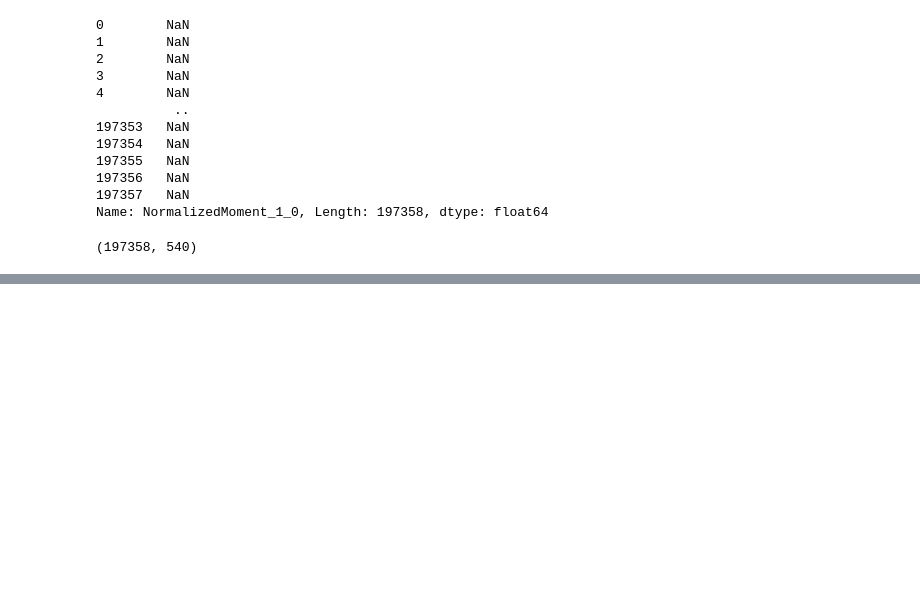
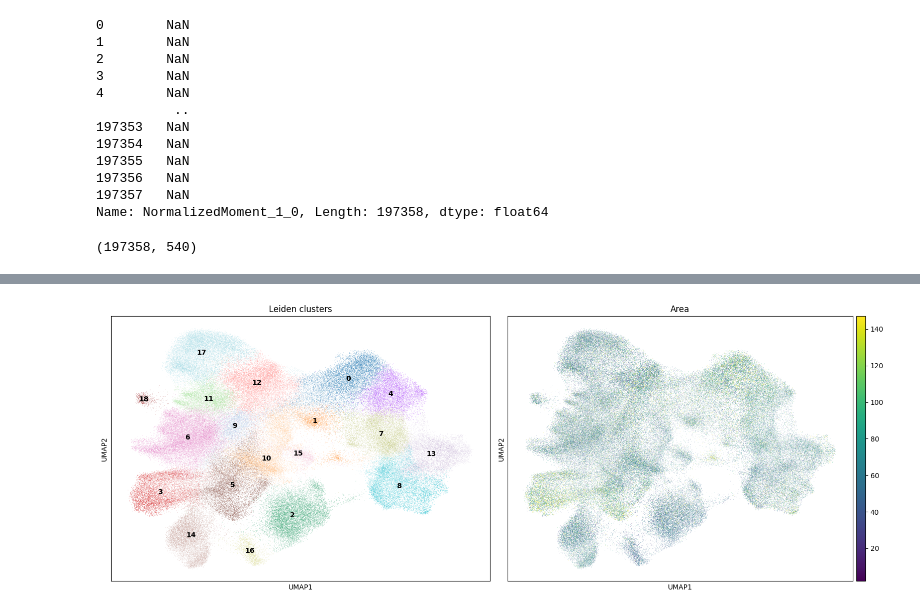
Before and after one commit to hannes-neumann/conditional-flow-matching-seminar, a Jupyter notebook: analyse_dataset.ipynb, the cells around one changed output, grey strips where cells are left out. Saved outputs shown, nothing was run; the diff lists cells and outputs as text; code cells hidden in the pictures; blank space fills up the shorter version.

```diff
--- a/analyse_dataset.ipynb
+++ b/analyse_dataset.ipynb
@@ -151,0 +274,15 @@ adata.X.shape
+# %%
+
+import matplotlib.pyplot as plt
+
+# Side by side: Leiden clusters + Area
+fig, axes = plt.subplots(1, 2, figsize=(16, 6))
+
+sc.pl.umap(adata, color="leiden", legend_loc="on data", ax=axes[0], show=False, title="Leiden clusters")
+sc.pl.umap(adata, color="Area", ax=axes[1], show=False, title="Area", vmax=adata.obs["Area"].quantile(0.95))
+
+plt.tight_layout()
+plt.savefig("umap_leiden_area.png", dpi=200, bbox_inches="tight")
+plt.show()
+# %% [output]
+[figure, added]
```
Also changed, not shown: parts of 9 cells of this notebook, 12 other files.
